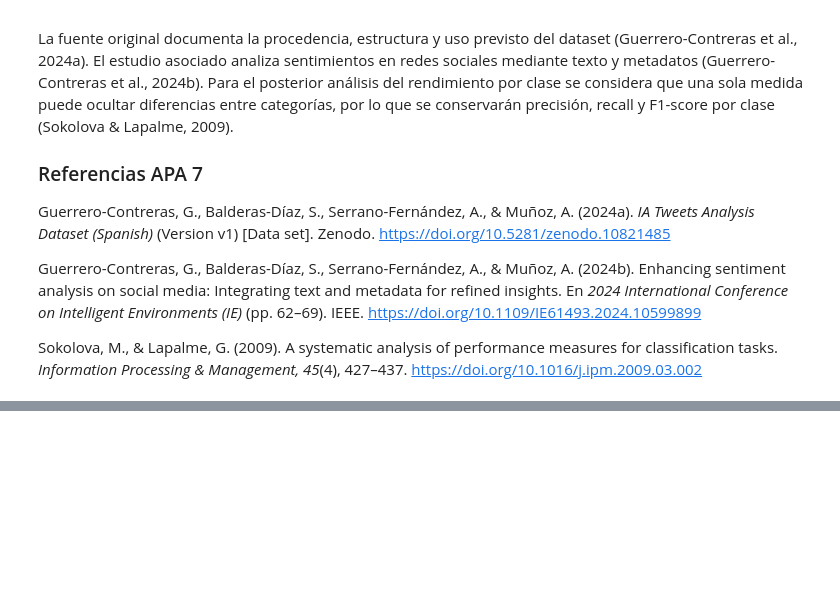
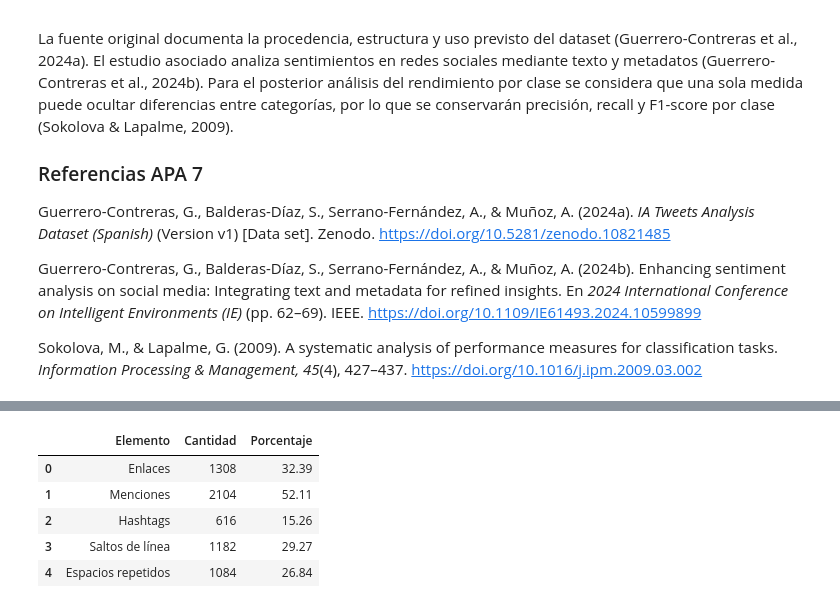
Before and after one commit to cahecaz/TrabajoFinal_analisisdesentimientos, a Jupyter notebook: Analisis_Inicial_IA_Tweets.ipynb, the cells around one changed output, grey strips where cells are left out. Drawn from its saved outputs; the diff is of its cells as text; code cells hidden in the pictures; blank space fills up the shorter version.

```diff
--- a/Analisis_Inicial_IA_Tweets.ipynb
+++ b/Analisis_Inicial_IA_Tweets.ipynb
@@ -130,0 +139,60 @@ Sokolova, M., & Lapalme, G. (2009). A systematic analysis of performance measure
+# %%
+# 10. Identificar elementos presentes antes de la limpieza
+
+cantidad_registros = len(datos)
+
+diagnostico_textos = pd.DataFrame({
+    'Elemento': [
+        'Enlaces',
+        'Menciones',
+        'Hashtags',
+        'Saltos de línea',
+        'Espacios repetidos'
+    ],
+    'Cantidad': [
+        datos['text'].str.contains(
+            r'https?://\S+|www\.\S+',
+            regex=True,
+            na=False
+        ).sum(),
+
+        datos['text'].str.contains(
+            r'@\w+',
+            regex=True,
+            na=False
+        ).sum(),
+
+        datos['text'].str.contains(
+            r'#\w+',
+            regex=True,
+            na=False
+        ).sum(),
+
+        datos['text'].str.contains(
+            '\n',
+            regex=False,
+            na=False
+        ).sum(),
+
+        datos['text'].str.contains(
+            r'\s{2,}',
+            regex=True,
+            na=False
+        ).sum()
+    ]
+})
+
+diagnostico_textos['Porcentaje'] = (
+    diagnostico_textos['Cantidad']
+    / cantidad_registros
+    * 100
+).round(2)
+
+diagnostico_textos
+# %% [output]
+|  | Elemento | Cantidad | Porcentaje |
+| 0 | Enlaces | 1308 | 32.39 |
+| 1 | Menciones | 2104 | 52.11 |
+| 2 | Hashtags | 616 | 15.26 |
+| 3 | Saltos de línea | 1182 | 29.27 |
+| 4 | Espacios repetidos | 1084 | 26.84 |
```
Also changed, not shown: parts of 8 cells of this notebook.
